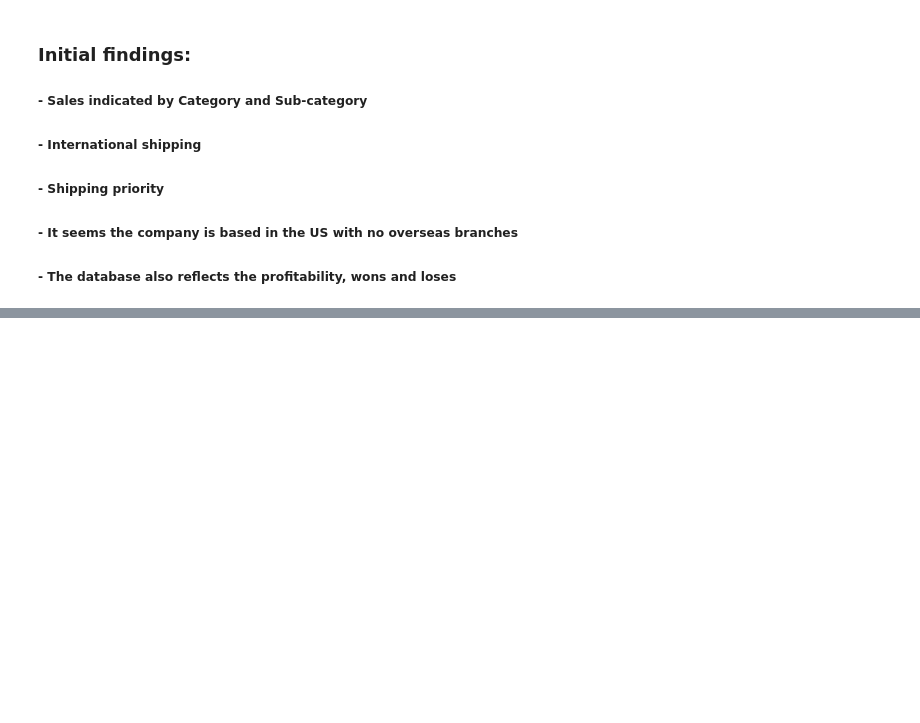
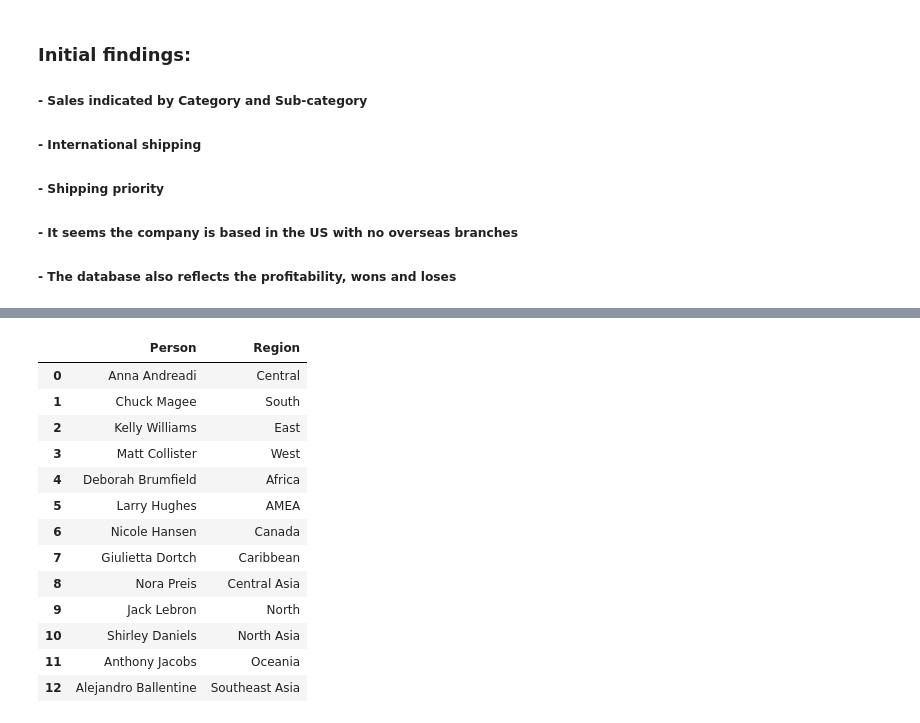
Before and after one commit to GaboRenovation/Bootcamp_final, a Jupyter notebook: database_clean.ipynb, the cells around one changed output, grey strips where cells are left out. Saved outputs shown, nothing was run; the diff lists cells and outputs as text; code cells hidden in the pictures; blank space fills up the shorter version.

```diff
--- a/database_clean.ipynb
+++ b/database_clean.ipynb
@@ -56,0 +110,17 @@ database_null
+# %%
+people
+# %% [output]
+|  | Person | Region |
+| 0 | Anna Andreadi | Central |
+| 1 | Chuck Magee | South |
+| 2 | Kelly Williams | East |
+| 3 | Matt Collister | West |
+| 4 | Deborah Brumfield | Africa |
+| 5 | Larry Hughes | AMEA |
+| 6 | Nicole Hansen | Canada |
+| 7 | Giulietta Dortch | Caribbean |
+| 8 | Nora Preis | Central Asia |
+| 9 | Jack Lebron | North |
+| 10 | Shirley Daniels | North Asia |
+| 11 | Anthony Jacobs | Oceania |
+| 12 | Alejandro Ballentine | Southeast Asia |
```
Also changed, not shown: parts of 11 cells of this notebook, 1 other file.
